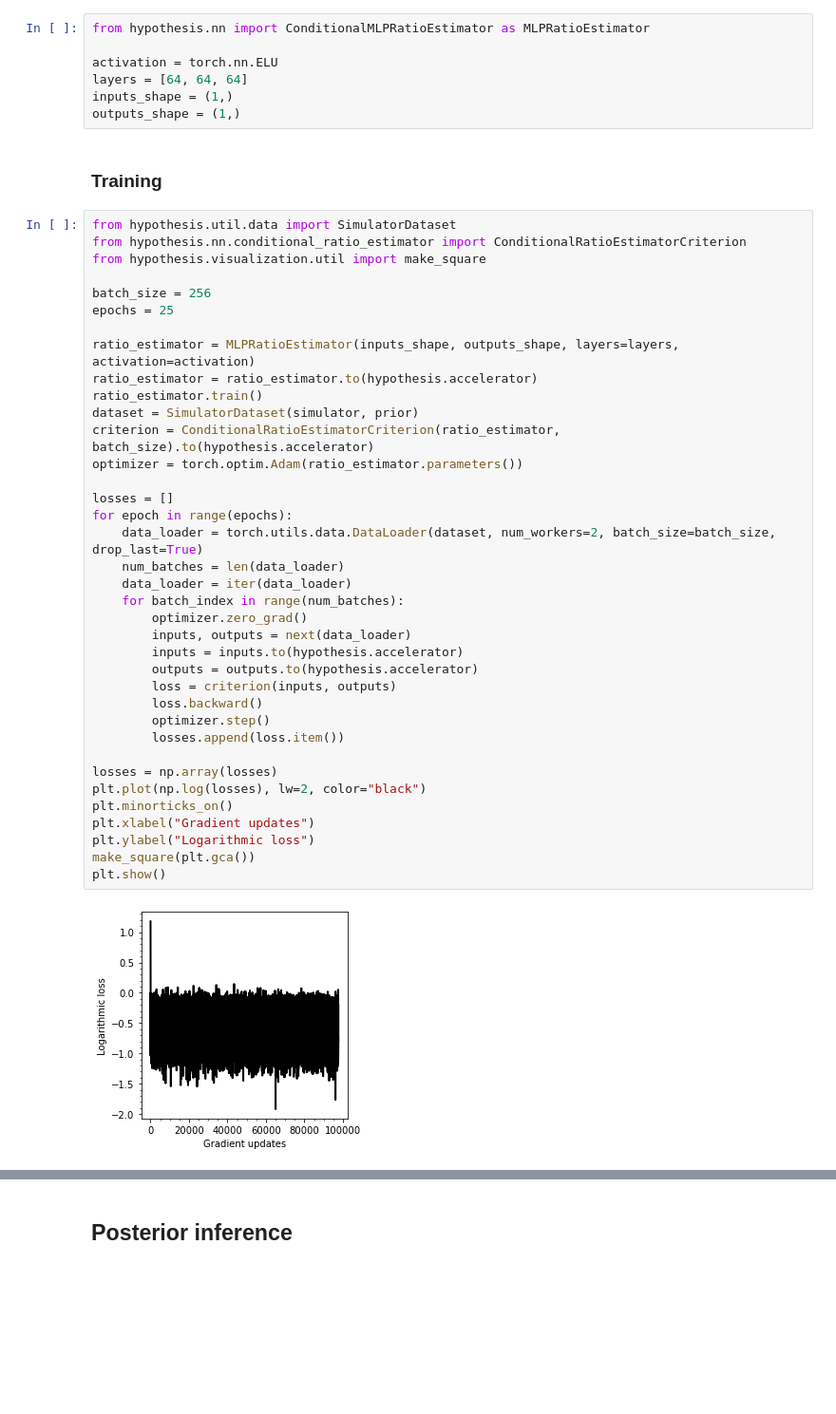
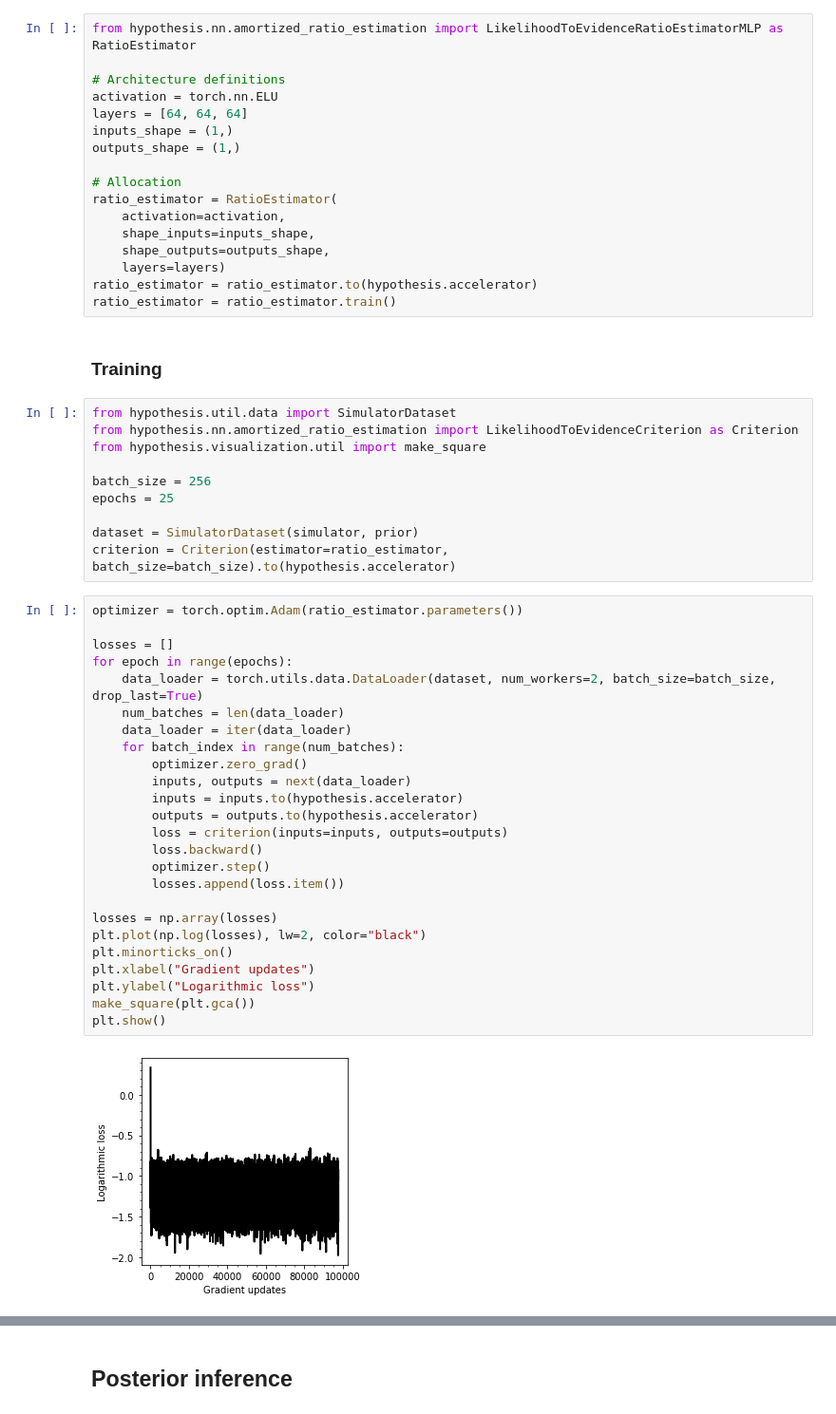
Before and after one commit to montefiore-institute/hypothesis, a Jupyter notebook: examples/markov-chain-monte-carlo/aalr_metropolis_hastings.ipynb, the cells around one changed output, grey strips where cells are left out. Shown at 95% size. Drawn from its saved outputs; the diff is of its cells as text; blank space fills up the shorter version.

```diff
--- a/examples/markov-chain-monte-carlo/aalr_metropolis_hastings.ipynb
+++ b/examples/markov-chain-monte-carlo/aalr_metropolis_hastings.ipynb
@@ -32,53 +32,61 @@ prior = Uniform(-30, 30)
 # %% [markdown]
 ### Ratio estimator architecture
 # %%
-from hypothesis.nn import ConditionalMLPRatioEstimator as MLPRatioEstimator
+from hypothesis.nn.amortized_ratio_estimation import LikelihoodToEvidenceRatioEstimatorMLP as RatioEstimator
 
+# Architecture definitions
 activation = torch.nn.ELU
 layers = [64, 64, 64]
 inputs_shape = (1,)
 outputs_shape = (1,)
+
+# Allocation
+ratio_estimator = RatioEstimator(
+    activation=activation,
+    shape_inputs=inputs_shape,
+    shape_outputs=outputs_shape,
+    layers=layers)
+ratio_estimator = ratio_estimator.to(hypothesis.accelerator)
+ratio_estimator = ratio_estimator.train()
 # %% [markdown]
 ### Training
+# %%
+from hypothesis.util.data import SimulatorDataset
+from hypothesis.nn.amortized_ratio_estimation import LikelihoodToEvidenceCriterion as Criterion
+from hypothesis.visualization.util import make_square
+
+batch_size = 256
+epochs = 25
+
+dataset = SimulatorDataset(simulator, prior)
+criterion = Criterion(estimator=ratio_estimator, batch_size=batch_size).to(hypothesis.accelerator)
 # %%
-from hypothesis.util.data import SimulatorDataset
-from hypothesis.nn.conditional_ratio_estimator import ConditionalRatioEstimatorCriterion
-from hypothesis.visualization.util import make_square
-
-batch_size = 256
-epochs = 25
-
-ratio_estimator = MLPRatioEstimator(inputs_shape, outputs_shape, layers=layers, activation=activation)
-ratio_estimator = ratio_estimator.to(hypothesis.accelerator)
-ratio_estimator.train()
-dataset = SimulatorDataset(simulator, prior)
-criterion = ConditionalRatioEstimatorCriterion(ratio_estimator, batch_size).to(hypothesis.accelerator)
 optimizer = torch.optim.Adam(ratio_estimator.parameters())
 
 losses = []
 for epoch in range(epochs):
     data_loader = torch.utils.data.DataLoader(dataset, num_workers=2, batch_size=batch_size, drop_last=True)
     num_batches = len(data_loader)
     data_loader = iter(data_loader)
     for batch_index in range(num_batches):
         optimizer.zero_grad()
         inputs, outputs = next(data_loader)
         inputs = inputs.to(hypothesis.accelerator)
         outputs = outputs.to(hypothesis.accelerator)
-        loss = criterion(inputs, outputs)
+        loss = criterion(inputs=inputs, outputs=outputs)
         loss.backward()
         optimizer.step()
         losses.append(loss.item())
 
 losses = np.array(losses)
 plt.plot(np.log(losses), lw=2, color="black")
 plt.minorticks_on()
 plt.xlabel("Gradient updates")
 plt.ylabel("Logarithmic loss")
 make_square(plt.gca())
 plt.show()
 # %% [output]
-[figure, old version]
+[figure, new version]
 # %%
 ratio_estimator = ratio_estimator.cpu()
 ratio_estimator.eval()
```
Also changed, not shown: parts of 8 cells of this notebook, 42 other files.
